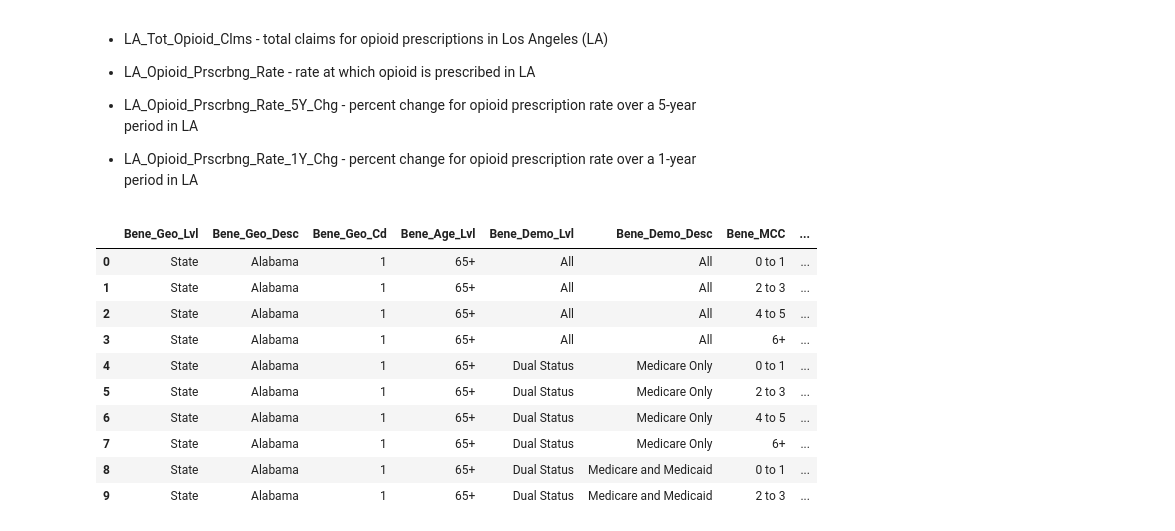
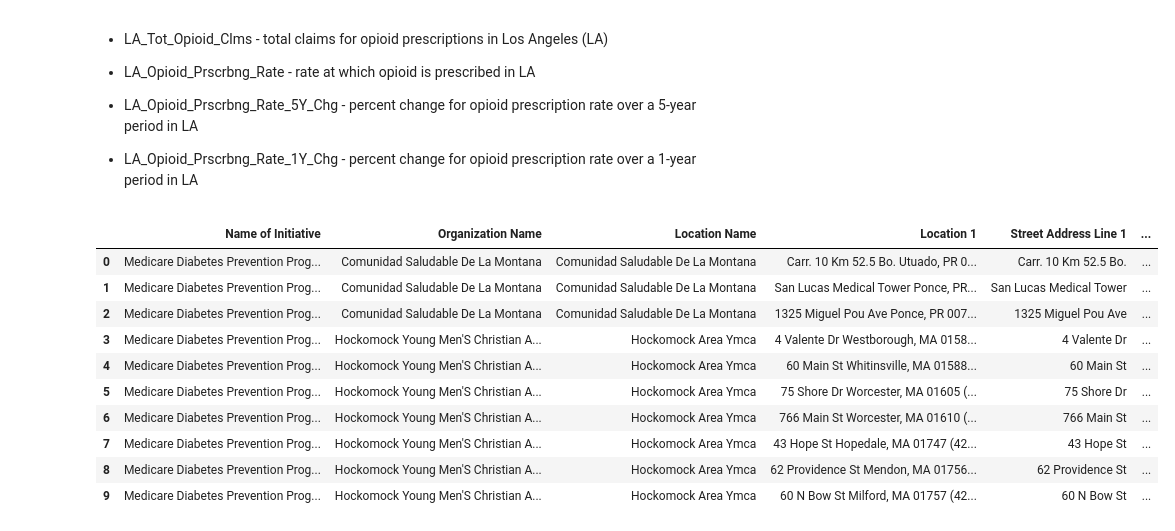
Before and after one commit to stephe-hu/datacsi_1_loading, a Jupyter notebook: hha507Assignment1.ipynb, the cells around one changed output. Saved outputs shown, nothing was run; the diff lists cells and outputs as text; code cells hidden in the pictures.

```diff
--- a/hha507Assignment1.ipynb
+++ b/hha507Assignment1.ipynb
@@ -211,17 +211,17 @@ dataset7.head(10)
 
 *   LA_Opioid_Prscrbng_Rate_1Y_Chg - percent change for opioid prescription rate over a 1-year period in LA
 # %%
-dataset8 = pd.read_json('https://data.cms.gov/data-api/v1/dataset/15b08729-6ea2-4789-bf1a-b96b1da8338f/data')
+dataset8 = pd.read_json('https://data.cms.gov/data-api/v1/dataset/a15c198e-4cf3-46ab-a30e-15c69bd13edd/data')
 dataset8.head(10)
 # %% [output]
-|  | Bene_Geo_Lvl | Bene_Geo_Desc | Bene_Geo_Cd | Bene_Age_Lvl | Bene_Demo_Lvl | Bene_Demo_Desc | Bene_MCC | ... |
-| 0 | State | Alabama | 1 | 65+ | All | All | 0 to 1 | ... |
-| 1 | State | Alabama | 1 | 65+ | All | All | 2 to 3 | ... |
-| 2 | State | Alabama | 1 | 65+ | All | All | 4 to 5 | ... |
-| 3 | State | Alabama | 1 | 65+ | All | All | 6+ | ... |
-| 4 | State | Alabama | 1 | 65+ | Dual Status | Medicare Only | 0 to 1 | ... |
-| 5 | State | Alabama | 1 | 65+ | Dual Status | Medicare Only | 2 to 3 | ... |
-| 6 | State | Alabama | 1 | 65+ | Dual Status | Medicare Only | 4 to 5 | ... |
-| 7 | State | Alabama | 1 | 65+ | Dual Status | Medicare Only | 6+ | ... |
-| 8 | State | Alabama | 1 | 65+ | Dual Status | Medicare and Medicaid | 0 to 1 | ... |
-| 9 | State | Alabama | 1 | 65+ | Dual Status | Medicare and Medicaid | 2 to 3 | ... |
+|  | Name of Initiative | Organization Name | Location Name | Location 1 | Street Address Line 1 | ... |
+| 0 | Medicare Diabetes Prevention Prog... | Comunidad Saludable De La Montana | Comunidad Saludable De La Montana | Carr. 10 Km 52.5 Bo. Utuado, PR 0... | Carr. 10 Km 52.5 Bo. | ... |
+| 1 | Medicare Diabetes Prevention Prog... | Comunidad Saludable De La Montana | Comunidad Saludable De La Montana | San Lucas Medical Tower Ponce, PR... | San Lucas Medical Tower | ... |
+| 2 | Medicare Diabetes Prevention Prog... | Comunidad Saludable De La Montana | Comunidad Saludable De La Montana | 1325 Miguel Pou Ave Ponce, PR 007... | 1325 Miguel Pou Ave | ... |
+| 3 | Medicare Diabetes Prevention Prog... | Hockomock Young Men'S Christian A... | Hockomock Area Ymca | 4 Valente Dr Westborough, MA 0158... | 4 Valente Dr | ... |
+| 4 | Medicare Diabetes Prevention Prog... | Hockomock Young Men'S Christian A... | Hockomock Area Ymca | 60 Main St Whitinsville, MA 01588... | 60 Main St | ... |
+| 5 | Medicare Diabetes Prevention Prog... | Hockomock Young Men'S Christian A... | Hockomock Area Ymca | 75 Shore Dr Worcester, MA 01605 (... | 75 Shore Dr | ... |
+| 6 | Medicare Diabetes Prevention Prog... | Hockomock Young Men'S Christian A... | Hockomock Area Ymca | 766 Main St Worcester, MA 01610 (... | 766 Main St | ... |
+| 7 | Medicare Diabetes Prevention Prog... | Hockomock Young Men'S Christian A... | Hockomock Area Ymca | 43 Hope St Hopedale, MA 01747 (42... | 43 Hope St | ... |
+| 8 | Medicare Diabetes Prevention Prog... | Hockomock Young Men'S Christian A... | Hockomock Area Ymca | 62 Providence St Mendon, MA 01756... | 62 Providence St | ... |
+| 9 | Medicare Diabetes Prevention Prog... | Hockomock Young Men'S Christian A... | Hockomock Area Ymca | 60 N Bow St Milford, MA 01757 (42... | 60 N Bow St | ... |
```
Also changed, not shown: parts of 1 cell of this notebook.
